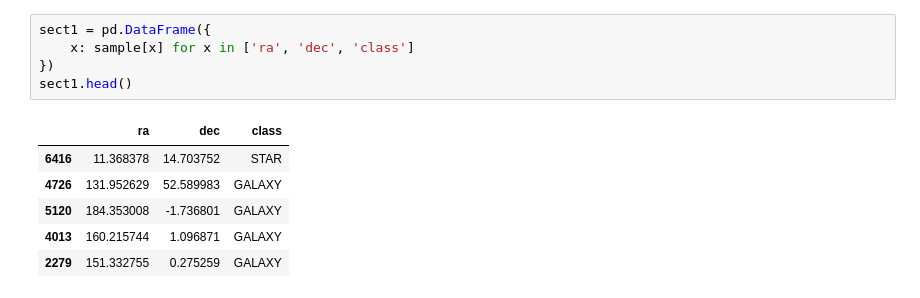
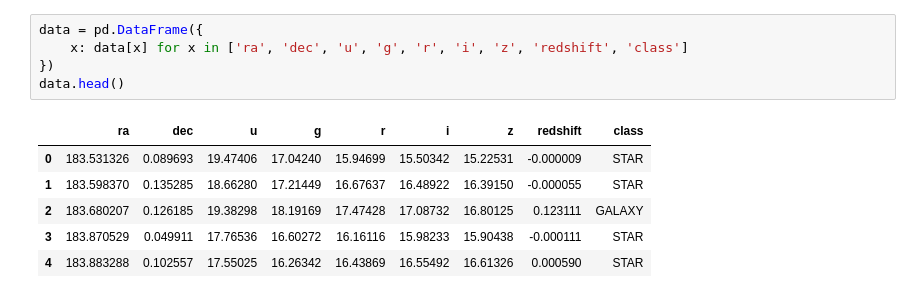
Before and after one commit to urishiraval/cos711-a2, a Jupyter notebook: DataPreperation.ipynb, the cells around one changed output. Cells and saved outputs as stored; diff of their text form.

Commit message:
Data Preparation Complete

```diff
--- a/DataPreperation.ipynb
+++ b/DataPreperation.ipynb
@@ -15,12 +44,12 @@ sample.head()
 # %%
-sect1 = pd.DataFrame({
-	x: sample[x] for x in ['ra', 'dec', 'class']
+data = pd.DataFrame({
+	x: data[x] for x in ['ra', 'dec', 'u', 'g', 'r', 'i', 'z', 'redshift', 'class']
 })
-sect1.head()
+data.head()
 # %% [output]
-|  | ra | dec | class |
-| 6416 | 11.368378 | 14.703752 | STAR |
-| 4726 | 131.952629 | 52.589983 | GALAXY |
-| 5120 | 184.353008 | -1.736801 | GALAXY |
-| 4013 | 160.215744 | 1.096871 | GALAXY |
-| 2279 | 151.332755 | 0.275259 | GALAXY |
+|  | ra | dec | u | g | r | i | z | redshift | class |
+| 0 | 183.531326 | 0.089693 | 19.47406 | 17.04240 | 15.94699 | 15.50342 | 15.22531 | -0.000009 | STAR |
+| 1 | 183.598370 | 0.135285 | 18.66280 | 17.21449 | 16.67637 | 16.48922 | 16.39150 | -0.000055 | STAR |
+| 2 | 183.680207 | 0.126185 | 19.38298 | 18.19169 | 17.47428 | 17.08732 | 16.80125 | 0.123111 | GALAXY |
+| 3 | 183.870529 | 0.049911 | 17.76536 | 16.60272 | 16.16116 | 15.98233 | 15.90438 | -0.000111 | STAR |
+| 4 | 183.883288 | 0.102557 | 17.55025 | 16.26342 | 16.43869 | 16.55492 | 16.61326 | 0.000590 | STAR |
```
Also changed, not shown: parts of 22 cells of this notebook, 5 other files.
